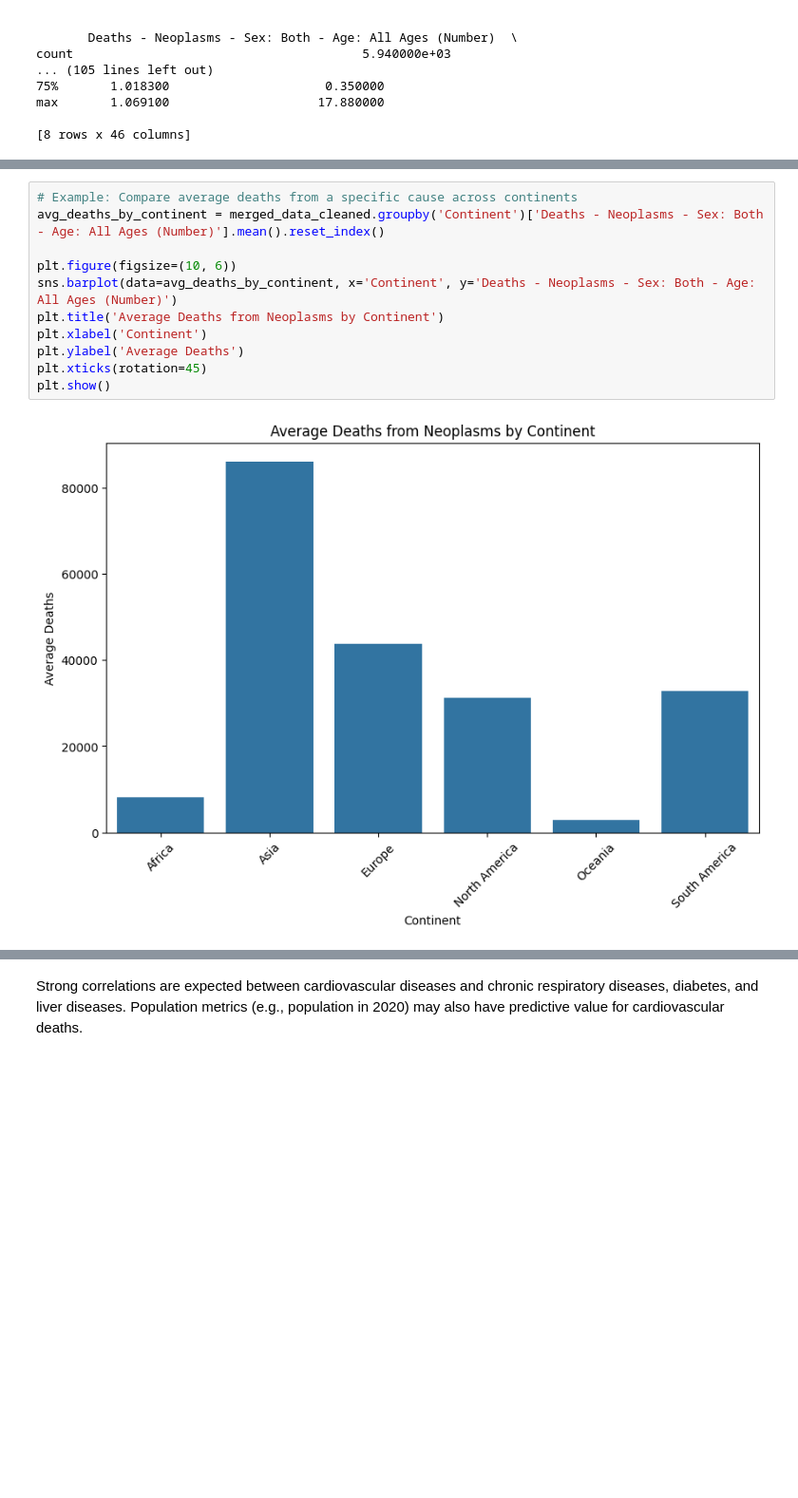
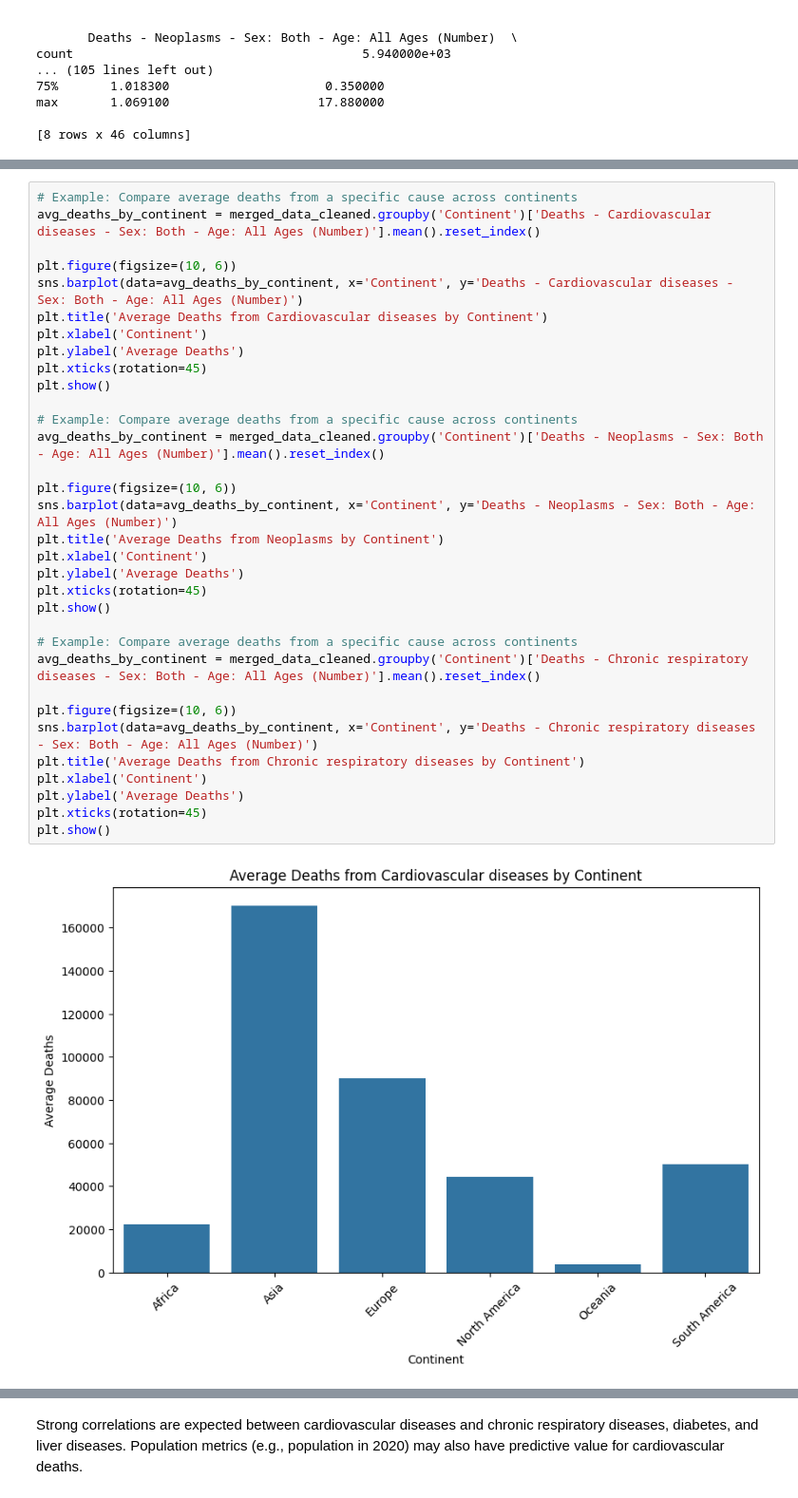
Before and after one commit to ApraxiaTM/Annual-Death-Causes, a Jupyter notebook: ai_project_prelim_sgu2.ipynb, the cells around one changed output, grey strips where cells are left out. Shown: that part at 95% size. Cells and saved outputs as stored; diff of their text form; blank space fills up the shorter version.

```diff
--- a/ai_project_prelim_sgu2.ipynb
+++ b/ai_project_prelim_sgu2.ipynb
@@ -396,13 +421,35 @@ plt.show()
 # %%
+# Example: Compare average deaths from a specific cause across continents
+avg_deaths_by_continent = merged_data_cleaned.groupby('Continent')['Deaths - Cardiovascular diseases - Sex: Both - Age: All Ages (Number)'].mean().reset_index()
+
+plt.figure(figsize=(10, 6))
+sns.barplot(data=avg_deaths_by_continent, x='Continent', y='Deaths - Cardiovascular diseases - Sex: Both - Age: All Ages (Number)')
+plt.title('Average Deaths from Cardiovascular diseases by Continent')
+plt.xlabel('Continent')
+plt.ylabel('Average Deaths')
+plt.xticks(rotation=45)
+plt.show()
+
 # Example: Compare average deaths from a specific cause across continents
 avg_deaths_by_continent = merged_data_cleaned.groupby('Continent')['Deaths - Neoplasms - Sex: Both - Age: All Ages (Number)'].mean().reset_index()
 
 plt.figure(figsize=(10, 6))
 sns.barplot(data=avg_deaths_by_continent, x='Continent', y='Deaths - Neoplasms - Sex: Both - Age: All Ages (Number)')
 plt.title('Average Deaths from Neoplasms by Continent')
 plt.xlabel('Continent')
 plt.ylabel('Average Deaths')
 plt.xticks(rotation=45)
 plt.show()
+
+# Example: Compare average deaths from a specific cause across continents
+avg_deaths_by_continent = merged_data_cleaned.groupby('Continent')['Deaths - Chronic respiratory diseases - Sex: Both - Age: All Ages (Number)'].mean().reset_index()
+
+plt.figure(figsize=(10, 6))
+sns.barplot(data=avg_deaths_by_continent, x='Continent', y='Deaths - Chronic respiratory diseases - Sex: Both - Age: All Ages (Number)')
+plt.title('Average Deaths from Chronic respiratory diseases by Continent')
+plt.xlabel('Continent')
+plt.ylabel('Average Deaths')
+plt.xticks(rotation=45)
+plt.show()
 # %% [output]
-[figure, old version]
+[figure, new version]
```
Also changed, not shown: parts of 11 cells of this notebook, 2 other files.
